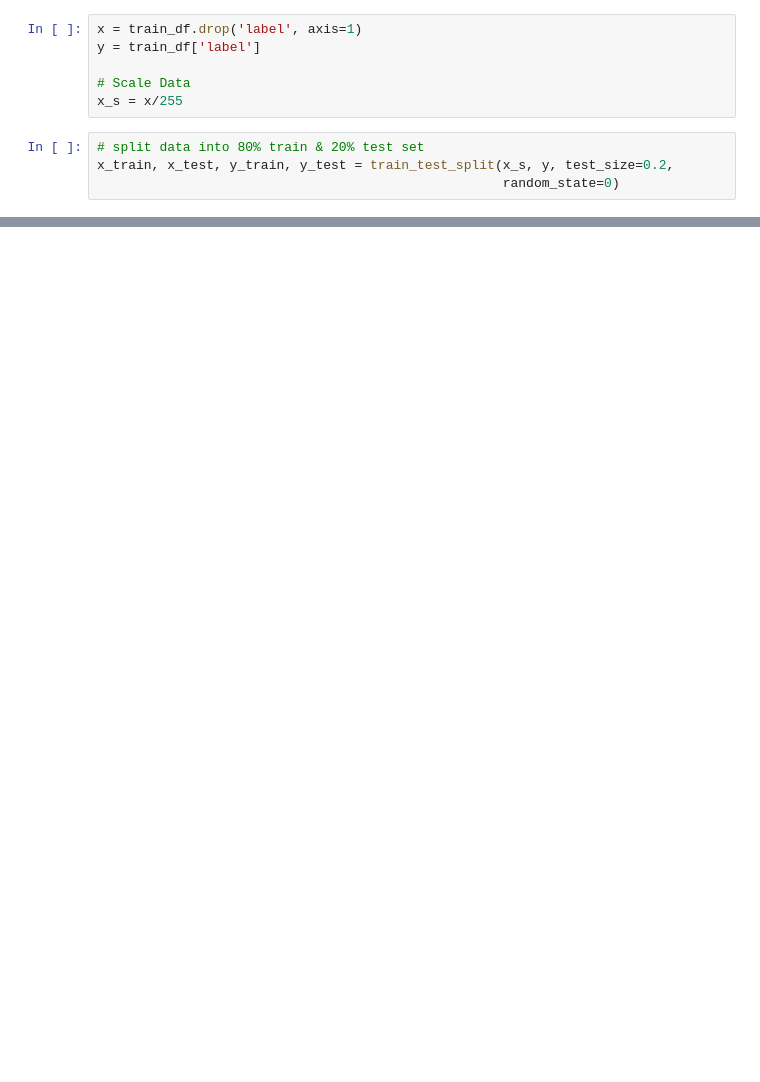
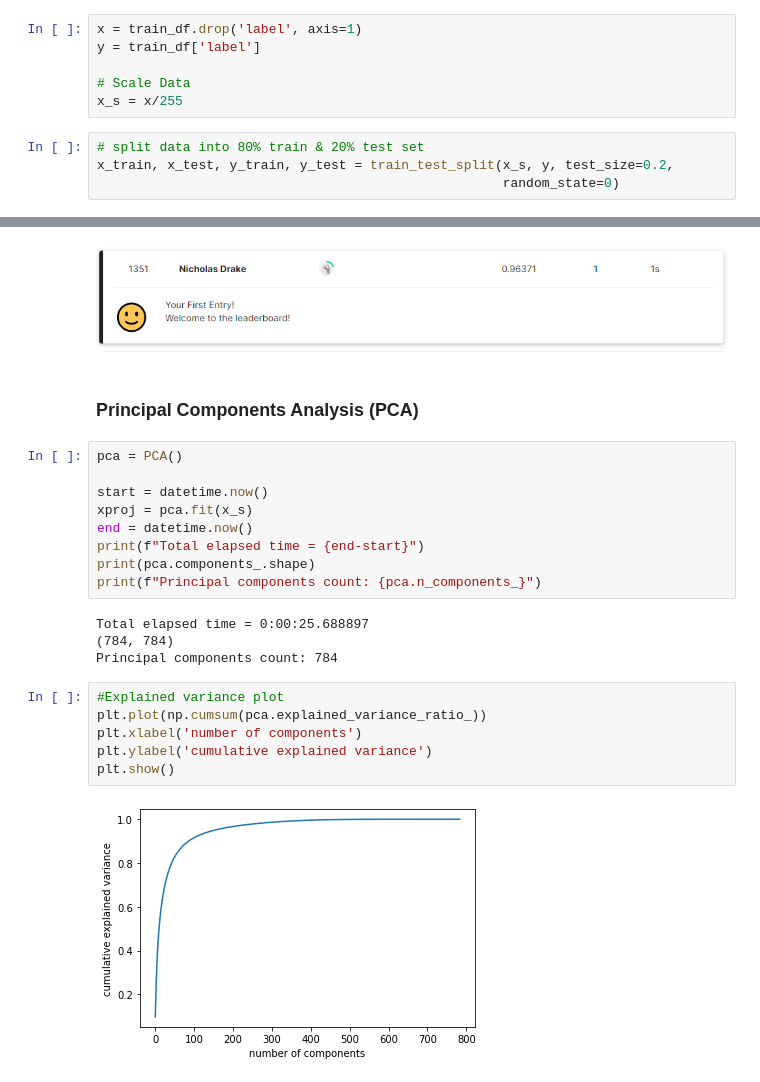
Before and after one commit to DrakeData/Digit_Recognizer, a Jupyter notebook: Digit_Recognizer.ipynb, the cells around one changed output, grey strips where cells are left out. Saved outputs shown, nothing was run; the diff lists cells and outputs as text; blank space fills up the shorter version.

```diff
--- a/Digit_Recognizer.ipynb
+++ b/Digit_Recognizer.ipynb
@@ -68,0 +204,25 @@ x_train, x_test, y_train, y_test = train_test_split(x_s, y, test_size=0.2,
+# %% [markdown]
+![score1.PNG](embedded-picture-1)
+# %% [markdown]
+### Principal Components Analysis (PCA)
+# %%
+pca = PCA()
+
+start = datetime.now()
+xproj = pca.fit(x_s)
+end = datetime.now()
+print(f"Total elapsed time = {end-start}")
+print(pca.components_.shape)
+print(f"Principal components count: {pca.n_components_}")
+# %% [output]
+Total elapsed time = 0:00:25.688897
+(784, 784)
+Principal components count: 784
+# %%
+#Explained variance plot
+plt.plot(np.cumsum(pca.explained_variance_ratio_))
+plt.xlabel('number of components')
+plt.ylabel('cumulative explained variance')
+plt.show()
+# %% [output]
+[figure, added]
```
Also changed, not shown: parts of 26 cells of this notebook.
